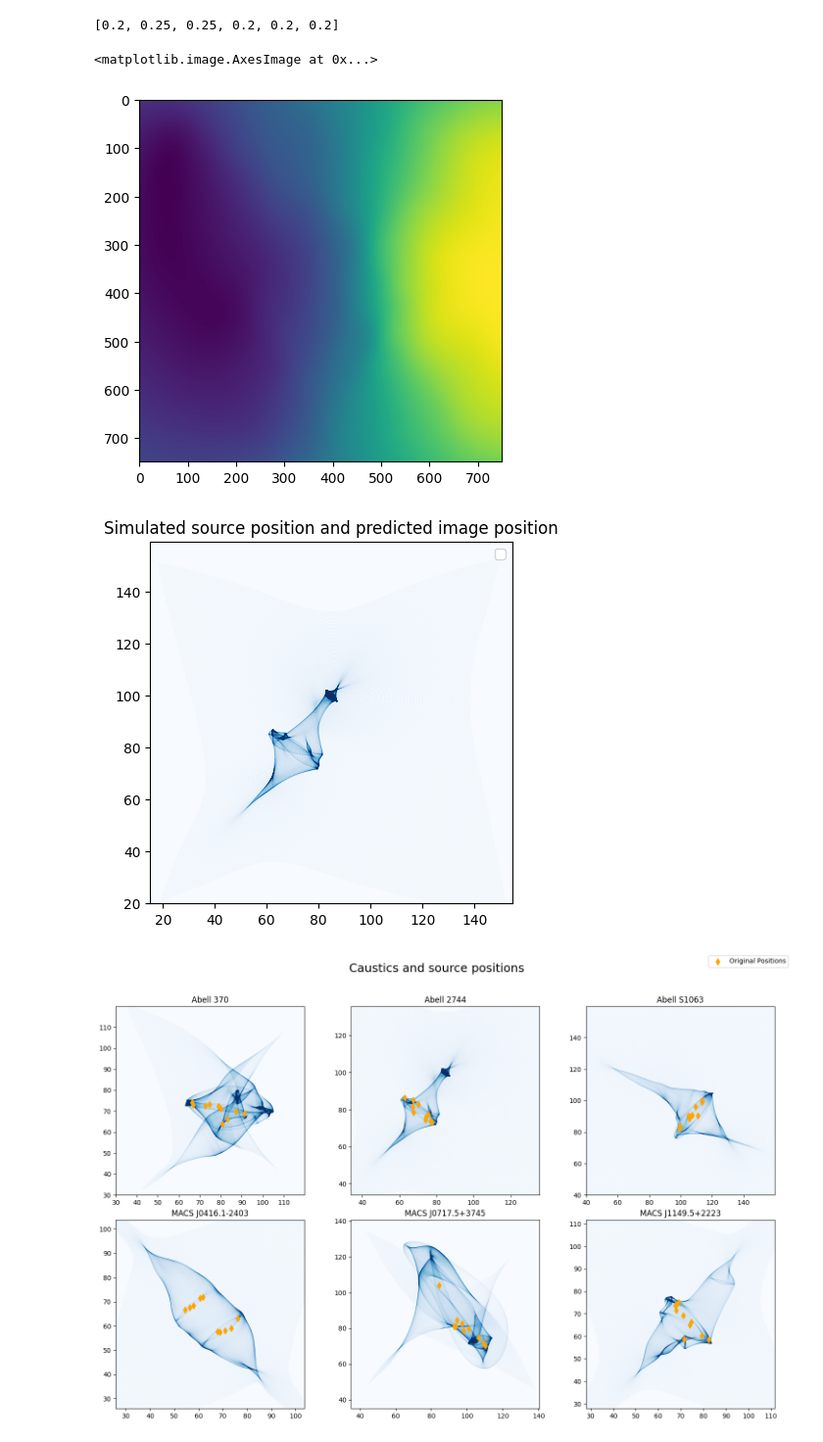
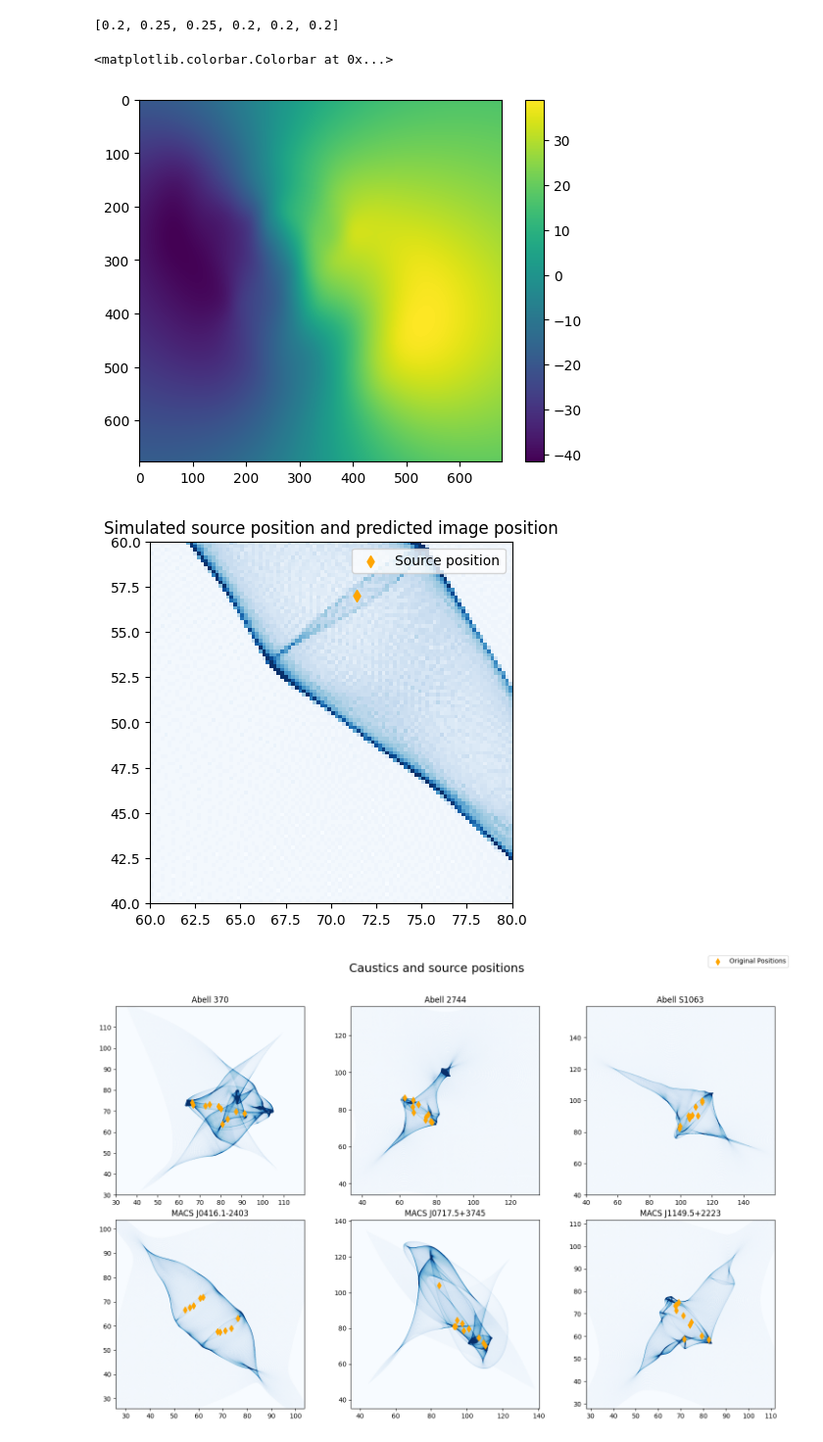
Before and after one commit to diceandcats/GWlensing_Brian, a Jupyter notebook: visualize cluster.ipynb, the cells around one changed output. Shown at 98% size. Cells and saved outputs as stored; diff of their text form; code cells hidden in the pictures.

```diff
--- a/visualize cluster.ipynb
+++ b/visualize cluster.ipynb
@@ -90,13 +90,14 @@ print(pixscale_list)
 # %% [output]
 [0.2, 0.25, 0.25, 0.2, 0.2, 0.2]
 # %%
-plt.imshow(datax_list[0], cmap='viridis')
+plt.imshow(datax_list[1], cmap='viridis')
+plt.colorbar()
 # %% [output]
-<matplotlib.image.AxesImage at 0x...>
+<matplotlib.colorbar.Colorbar at 0x...>
-[figure, old version]
+[figure, new version]
 # %%
 # look at the caustic
-index = 1
+index = 3
 
 
 size = len(datax_list[index])
@@ -107,8 +108,8 @@ datay = datay_list[index]/pixscale
 datax = datax_list[index]/pixscale
 # scal factor for real deflection map
 scal = 1
-datay *= scal
-datax *= scal
+datay *= scal *0.7732353113603195
+datax *= scal *0.7732353113603195
 for i in range(0,size):
     for j in range(0,size):
         ycoord = i-datay[i,j]
@@ -120,18 +121,19 @@ for i in range(0,size):
         array_test[yfloor,xfloor] += 1
 
 plt.imshow(array_test, cmap='Blues', vmax = 50, extent=[0, size*pixscale, pixscale*size,0 ])
-# plt.scatter(63.4,84.1, c = 'orange', marker='d')
+plt.scatter(71.4,57, c = 'orange', marker='d')
 # plt.scatter([25.04527574, 80.3895084 , 89.83823507, 70.3500693 , 62.87531747,
 #        63.56479705, 78.41485862],[96.30394225, 51.47812429, 71.45908221, 59.92729871, 45.81923451,
 #        52.27263524, 72.34180586], c = 'r', marker='x')
-plt.xlim(15,154.5)
-plt.ylim(20,159.5)
+plt.xlim(60,80)
+plt.ylim(40,60)
+
 plt.title('Simulated source position and predicted image position')
 plt.legend(['Source position','Image position'])
 
 plt.savefig('Report images/src and img.pdf')
 # %% [output]
-[figure, old version]
+[figure, new version]
 # %%
 # make 6 graphs of the caustic
 fig, axs = plt.subplots(2, 3, figsize=(15, 10))
```
Also changed, not shown: parts of 1 cell of this notebook, 7 other files.
